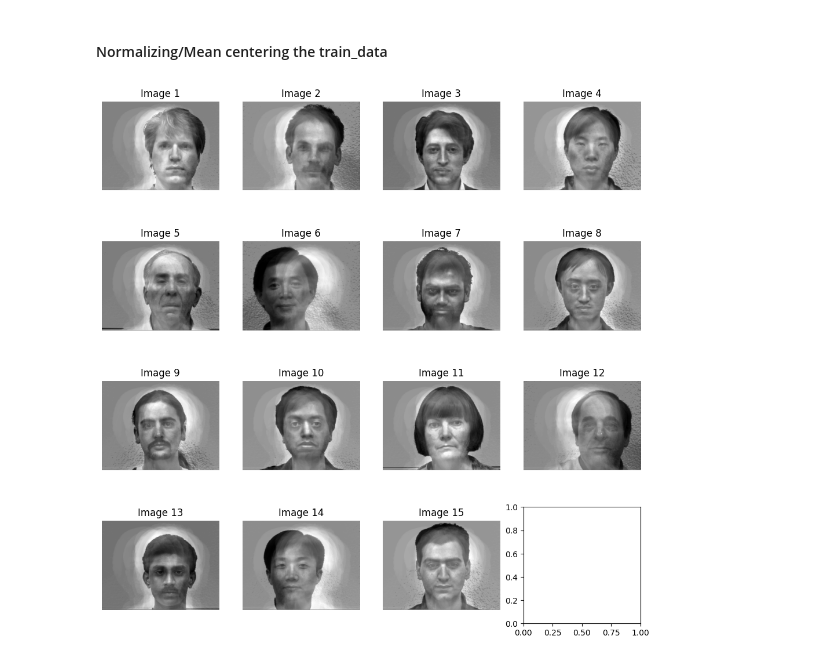
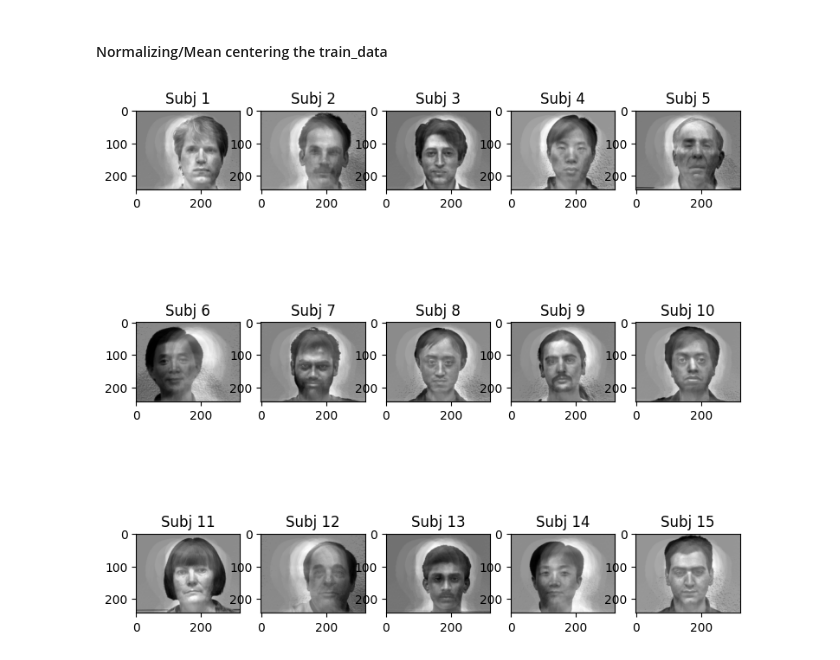
Before and after one commit to Isa1asN/face-recognition-eigen_faces-fisher_faces, a Jupyter notebook: EigenFaces.ipynb, the cells around one changed output. Drawn from its saved outputs; the diff is of its cells as text; code cells hidden in the pictures.

Commit message:
made changes to the centered images plt

```diff
--- a/EigenFaces.ipynb
+++ b/EigenFaces.ipynb
@@ -108,14 +108,13 @@ train_data_centered = train_data - mean_face
 # %%
 img_shape = (243, 320)
 img_matrices = [img_vector.reshape(img_shape) for img_vector in train_data_centered]
 num_images = len(img_matrices)
-fig, axes = plt.subplots(4, 4, figsize=(12, 12))
+fig, axes = plt.subplots(3, 5, figsize=(9, 9))
 
 for i, (img_matrix, ax) in enumerate(zip(img_matrices, axes.flat)):
     ax.imshow(img_matrix, cmap='gray')
-    ax.axis('off')
-    ax.set_title(f'Image {i + 1}')
+    ax.set_title(f'Subj {i + 1}')
 
 plt.show()
 # %% [output]
-[figure, old version]
+[figure, new version]
```
